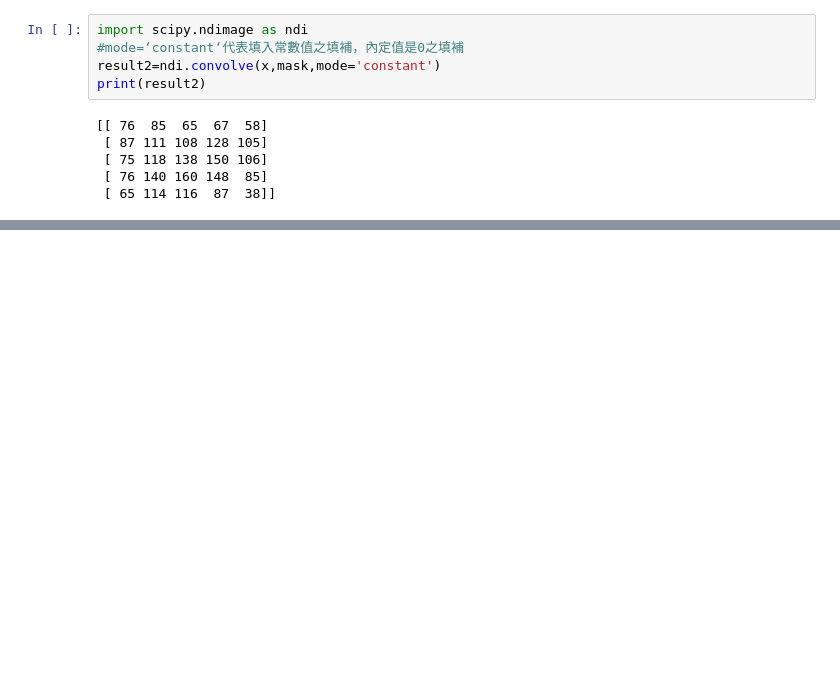
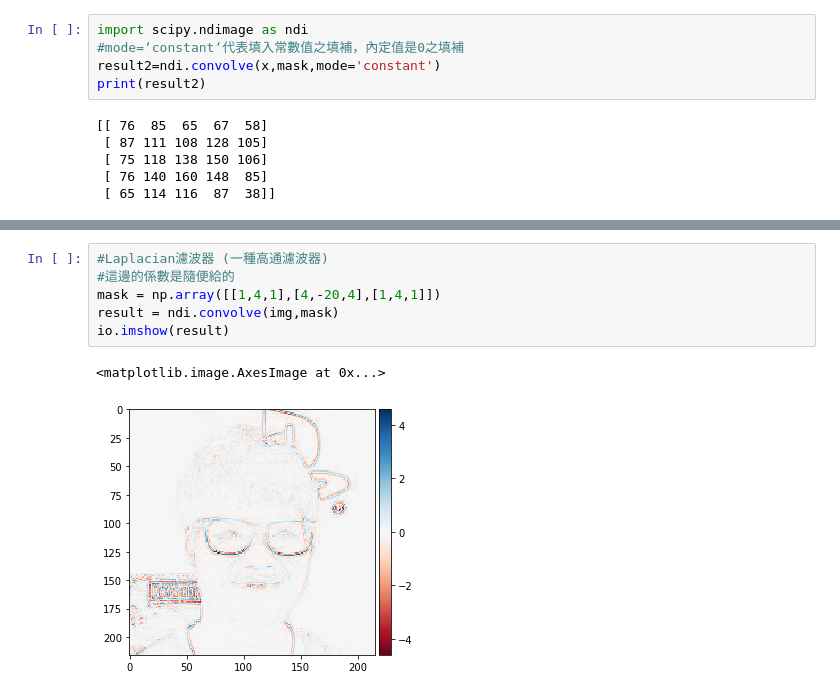
Before and after one commit to chouguting/DIP_Lectures, a Jupyter notebook: neighborhoodProcessing.ipynb, the cells around one changed output, grey strips where cells are left out. Cells and saved outputs as stored; diff of their text form; blank space fills up the shorter version.

```diff
--- a/neighborhoodProcessing.ipynb
+++ b/neighborhoodProcessing.ipynb
@@ -42,0 +75,9 @@ print(result2)
+# %%
+#Laplacian濾波器 (一種高通濾波器)
+#這邊的係數是隨便給的
+mask = np.array([[1,4,1],[4,-20,4],[1,4,1]])
+result = ndi.convolve(img,mask)
+io.imshow(result)
+# %% [output]
+<matplotlib.image.AxesImage at 0x...>
+[figure, added]
```
Also changed, not shown: parts of 15 cells of this notebook, 7 other files.
